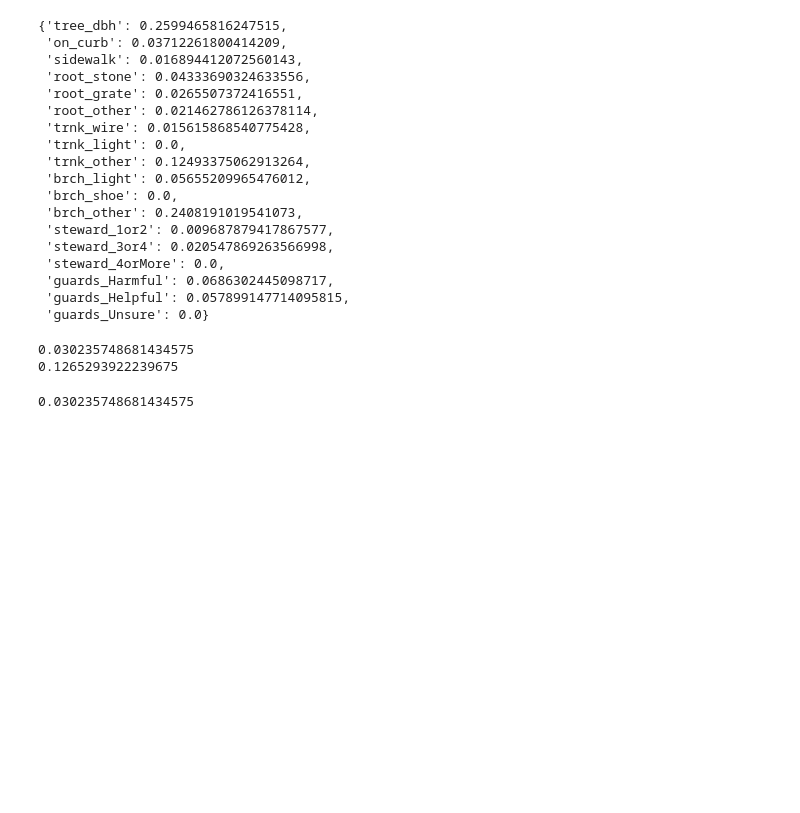
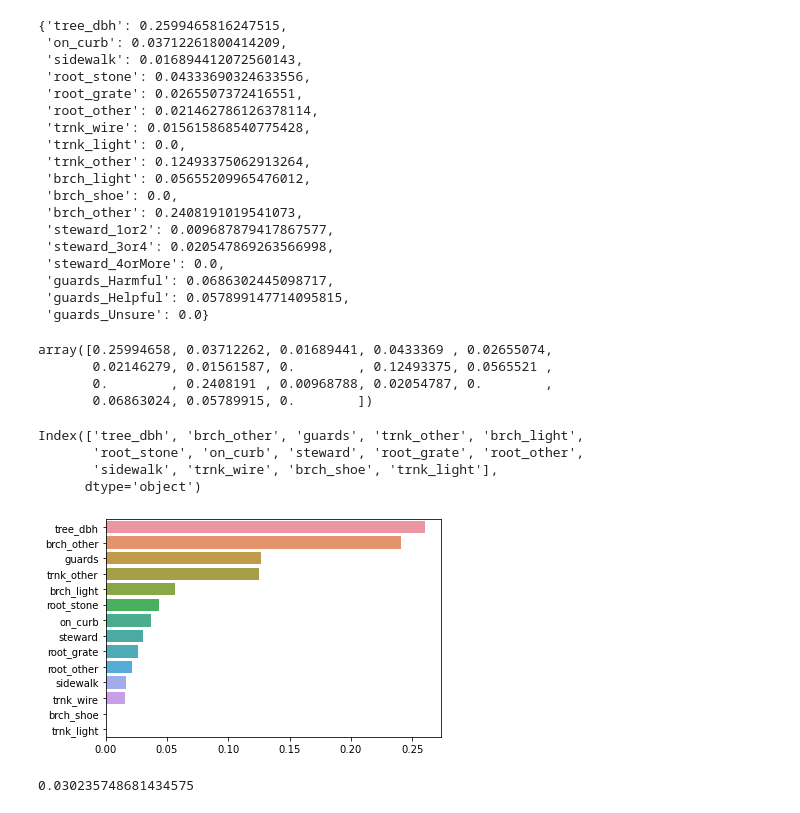
Before and after one commit to Benjamin2817/NYC_Tree_Health_Classification, a Jupyter notebook: Modeling_Lite.ipynb, the cells around one changed output. Cells and saved outputs as stored; diff of their text form; code cells hidden in the pictures; blank space fills up the shorter version.

```diff
--- a/Modeling_Lite.ipynb
+++ b/Modeling_Lite.ipynb
@@ -141,5 +228,5 @@ rf_classifier_baseline_score
 # %%
-rf_classifier_default_params.fit(X_train_mini, y_train_mini)
+rf_classifier_default_params.fit(X_train_mini, y_train_mini.values.ravel())
 rf_classifier_baseline_predictions = rf_classifier_default_params.predict(X_test_mini)
 print('Test Scores')
 print(f'Random Forest Baseline Precision: {score_retreiver(y_test_mini, rf_classifier_baseline_predictions)[0]}')
@@ -174,4 +268,4 @@ rf_param_grid = {
 }
 # %%
 rf_grid_search = GridSearchCV(RandomForestClassifier(random_state=42), rf_param_grid, cv=5)
-rf_grid_search = rf_grid_search.fit(X_train_mini, y_train_mini)
+rf_grid_search = rf_grid_search.fit(X_train_mini, y_train_mini.values.ravel())
@@ -197,7 +289,7 @@ rf_classifier_best_params = RandomForestClassifier(criterion=rf_grid_search.best
                                                    n_estimators=rf_grid_search.best_params_['n_estimators'],
                                                    random_state=42)
 # %%
-rf_classifier_best_params.fit(X_train_mini, y_train_mini)
+rf_classifier_best_params.fit(X_train_mini, y_train_mini.values.ravel())
 rf_best_parameters_predictions = rf_classifier_best_params.predict(X_test_mini)
 print('Test Scores')
 print(f'Random Forest Tuned Precision: {score_retreiver(y_test_mini, rf_best_parameters_predictions)[0]}')
@@ -251,13 +358,34 @@ rf_feature_importance_dict
  'guards_Harmful': 0.0686302445098717,
  'guards_Helpful': 0.057899147714095815,
  'guards_Unsure': 0.0}
+# %%
+rf_classifier_best_params.feature_importances_
+# %% [output]
+array([0.25994658, 0.03712262, 0.01689441, 0.0433369 , 0.02655074,
+       0.02146279, 0.01561587, 0.        , 0.12493375, 0.0565521 ,
+       0.        , 0.2408191 , 0.00968788, 0.02054787, 0.        ,
+       0.06863024, 0.05789915, 0.        ])
 # %%
 dummied_categories = ['steward', 'guards']
 for name in dummied_categories:
     category_sum = sum([value for key, value in rf_feature_importance_dict.items() if name in key])
+    remove_keys = [key for key in rf_feature_importance_dict.keys() if name in key]
+    for key in remove_keys:
+        rf_feature_importance_dict.pop(key)
+    rf_feature_importance_dict[name] = category_sum
-# %% [output]
-0.030235748681434575
-0.1265293922239675
+# %%
+importances.index
+# %% [output]
+Index(['tree_dbh', 'brch_other', 'guards', 'trnk_other', 'brch_light',
+       'root_stone', 'on_curb', 'steward', 'root_grate', 'root_other',
+       'sidewalk', 'trnk_wire', 'brch_shoe', 'trnk_light'],
+      dtype='object')
+# %%
+importances = pd.Series(rf_feature_importance_dict.values(),
+                        index=rf_feature_importance_dict.keys()).sort_values(ascending=False)
+sns.barplot(x=importances, y=importances.index);
+# %% [output]
+[figure, added]
 # %%
 (rf_feature_importance_dict['steward_1or2'] +
 rf_feature_importance_dict['steward_3or4'] +
```
Also changed, not shown: parts of 21 cells of this notebook, 1 other file.
